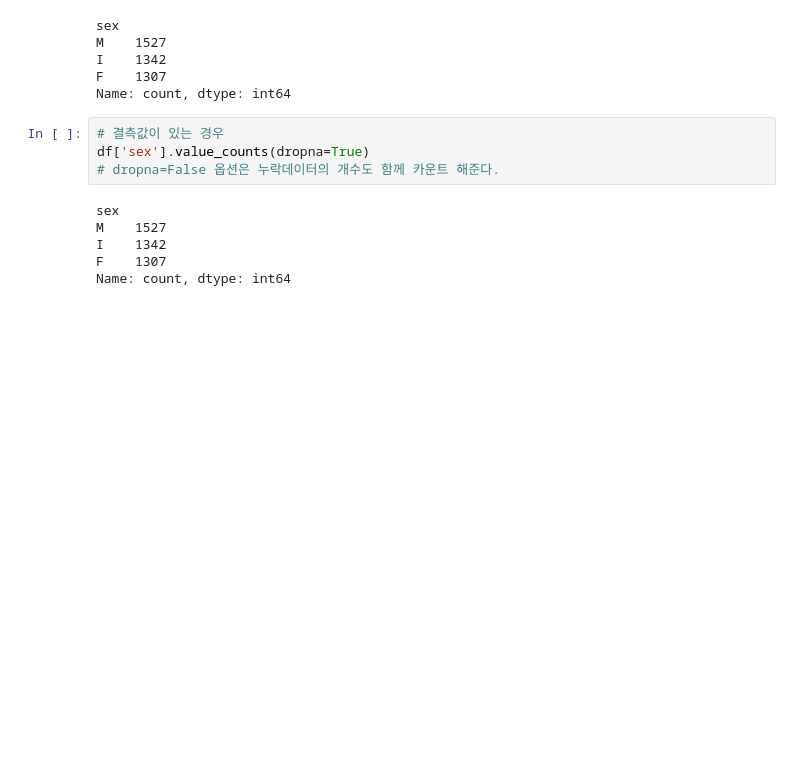
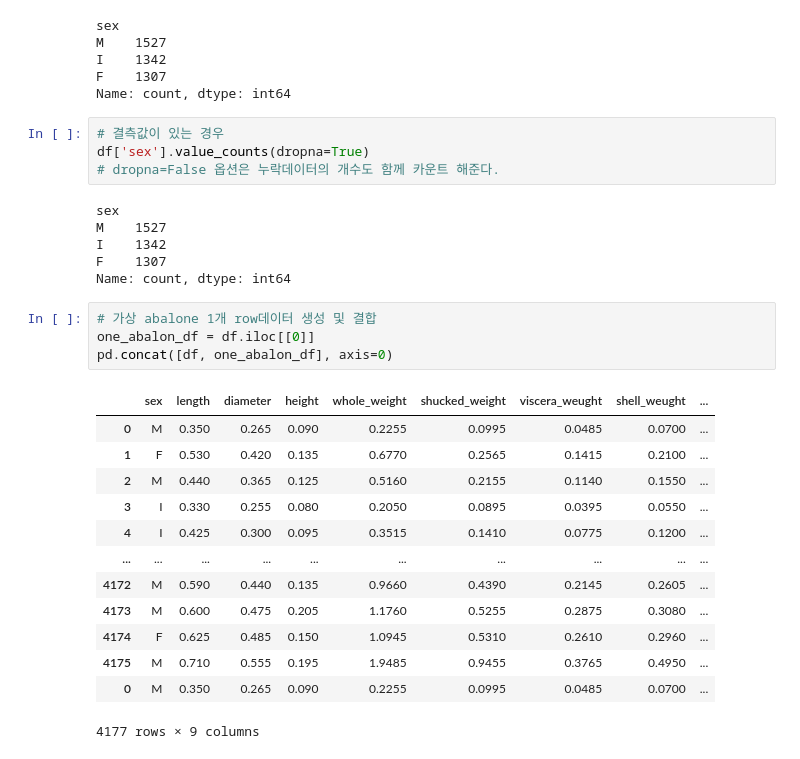
Before and after one commit to jihun5/it_jupyter, a Jupyter notebook: 데이터전처리총.ipynb, the cells around one changed output. Saved outputs shown, nothing was run; the diff lists cells and outputs as text; blank space fills up the shorter version.

```diff
--- a/데이터전처리총.ipynb
+++ b/데이터전처리총.ipynb
@@ -974,3 +974,21 @@ M    1527
 I    1342
 F    1307
 Name: count, dtype: int64
+# %%
+# 가상 abalone 1개 row데이터 생성 및 결합
+one_abalon_df = df.iloc[[0]]
+pd.concat([df, one_abalon_df], axis=0)
+# %% [output]
+|  | sex | length | diameter | height | whole_weight | shucked_weight | viscera_weught | shell_weught | ... |
+| 0 | M | 0.350 | 0.265 | 0.090 | 0.2255 | 0.0995 | 0.0485 | 0.0700 | ... |
+| 1 | F | 0.530 | 0.420 | 0.135 | 0.6770 | 0.2565 | 0.1415 | 0.2100 | ... |
+| 2 | M | 0.440 | 0.365 | 0.125 | 0.5160 | 0.2155 | 0.1140 | 0.1550 | ... |
+| 3 | I | 0.330 | 0.255 | 0.080 | 0.2050 | 0.0895 | 0.0395 | 0.0550 | ... |
+| 4 | I | 0.425 | 0.300 | 0.095 | 0.3515 | 0.1410 | 0.0775 | 0.1200 | ... |
+| ... | ... | ... | ... | ... | ... | ... | ... | ... | ... |
+| 4172 | M | 0.590 | 0.440 | 0.135 | 0.9660 | 0.4390 | 0.2145 | 0.2605 | ... |
+| 4173 | M | 0.600 | 0.475 | 0.205 | 1.1760 | 0.5255 | 0.2875 | 0.3080 | ... |
+| 4174 | F | 0.625 | 0.485 | 0.150 | 1.0945 | 0.5310 | 0.2610 | 0.2960 | ... |
+| 4175 | M | 0.710 | 0.555 | 0.195 | 1.9485 | 0.9455 | 0.3765 | 0.4950 | ... |
+| 0 | M | 0.350 | 0.265 | 0.090 | 0.2255 | 0.0995 | 0.0485 | 0.0700 | ... |
+4177 rows × 9 columns
```
Also changed, not shown: parts of 6 cells of this notebook, 5 other files.
